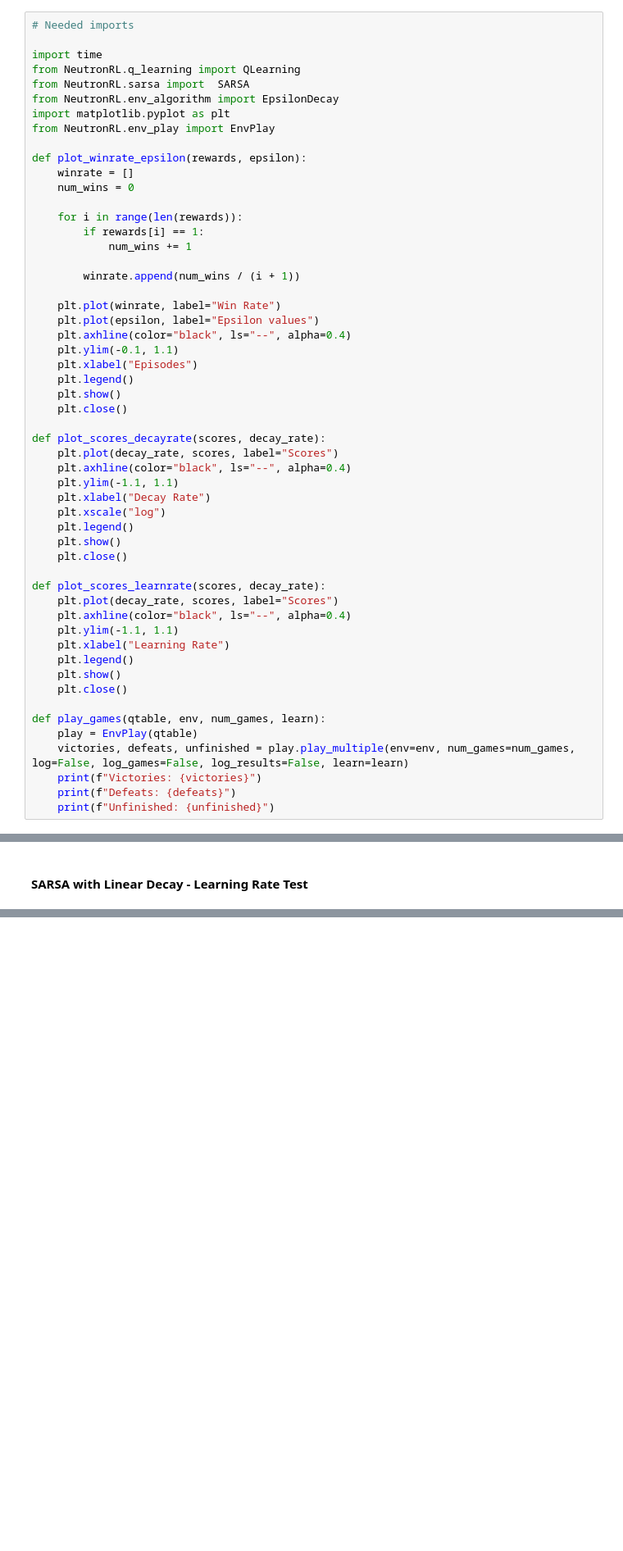
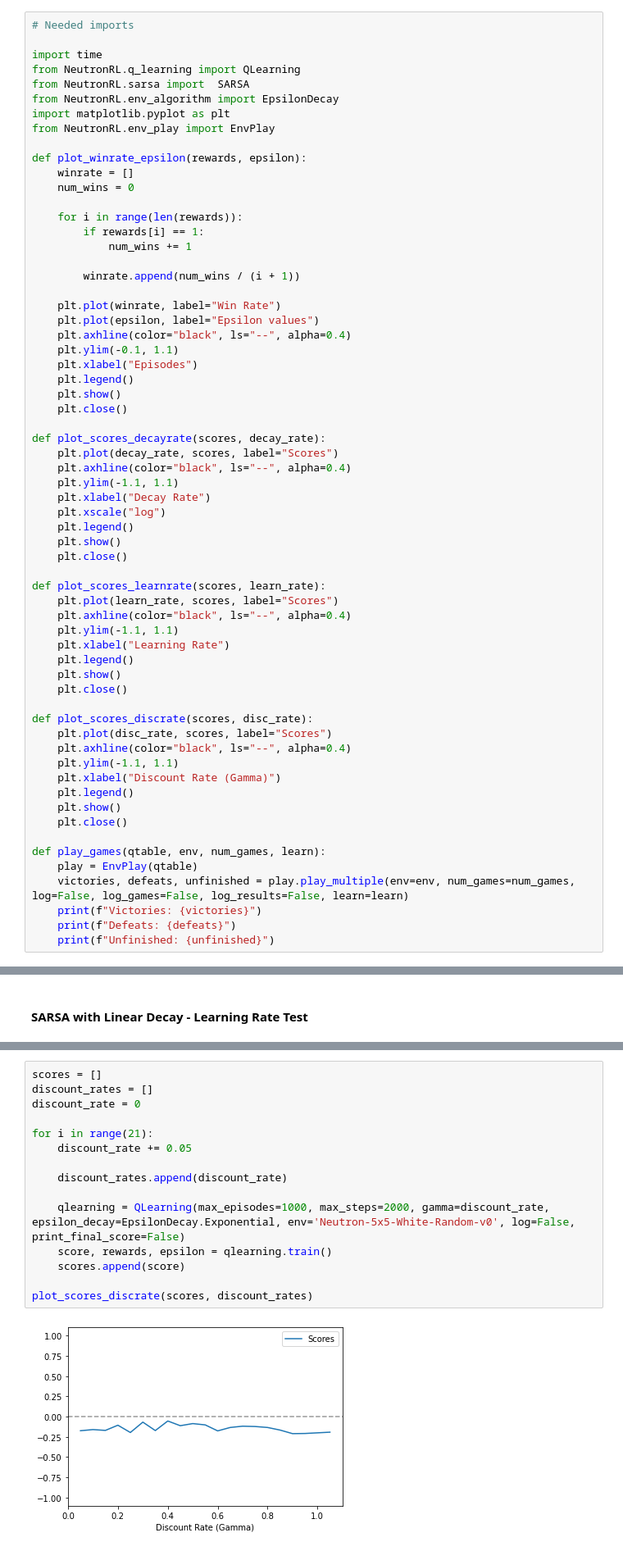
Before and after one commit to Maligetzus/IART, a Jupyter notebook: NeutronRL_Notebook.ipynb, the cells around one changed output, grey strips where cells are left out. Shown at 82% size. Saved outputs shown, nothing was run; the diff lists cells and outputs as text; blank space fills up the shorter version.

```diff
--- a/NeutronRL_Notebook.ipynb
+++ b/NeutronRL_Notebook.ipynb
@@ -129,11 +129,20 @@ def plot_scores_decayrate(scores, decay_rate):
     plt.show()
     plt.close()
 
-def plot_scores_learnrate(scores, decay_rate):
-    plt.plot(decay_rate, scores, label="Scores")
+def plot_scores_learnrate(scores, learn_rate):
+    plt.plot(learn_rate, scores, label="Scores")
     plt.axhline(color="black", ls="--", alpha=0.4)
     plt.ylim(-1.1, 1.1)
     plt.xlabel("Learning Rate")
+    plt.legend()
+    plt.show()
+    plt.close()
+
+def plot_scores_discrate(scores, disc_rate):
+    plt.plot(disc_rate, scores, label="Scores")
+    plt.axhline(color="black", ls="--", alpha=0.4)
+    plt.ylim(-1.1, 1.1)
+    plt.xlabel("Discount Rate (Gamma)")
     plt.legend()
     plt.show()
     plt.close()
@@ -378,0 +392,17 @@ With these results, we can conclude that different learning rate doesn't influen
+# %%
+scores = []
+discount_rates = []
+discount_rate = 0
+
+for i in range(21):
+    discount_rate += 0.05
+
+    discount_rates.append(discount_rate)
+
+    qlearning = QLearning(max_episodes=1000, max_steps=2000, gamma=discount_rate, epsilon_decay=EpsilonDecay.Exponential, env='Neutron-5x5-White-Random-v0', log=False, print_final_score=False)
+    score, rewards, epsilon = qlearning.train()
+    scores.append(score)
+
+plot_scores_discrate(scores, discount_rates)
+# %% [output]
+[figure, added]
```
Also changed, not shown: parts of 13 cells of this notebook.
